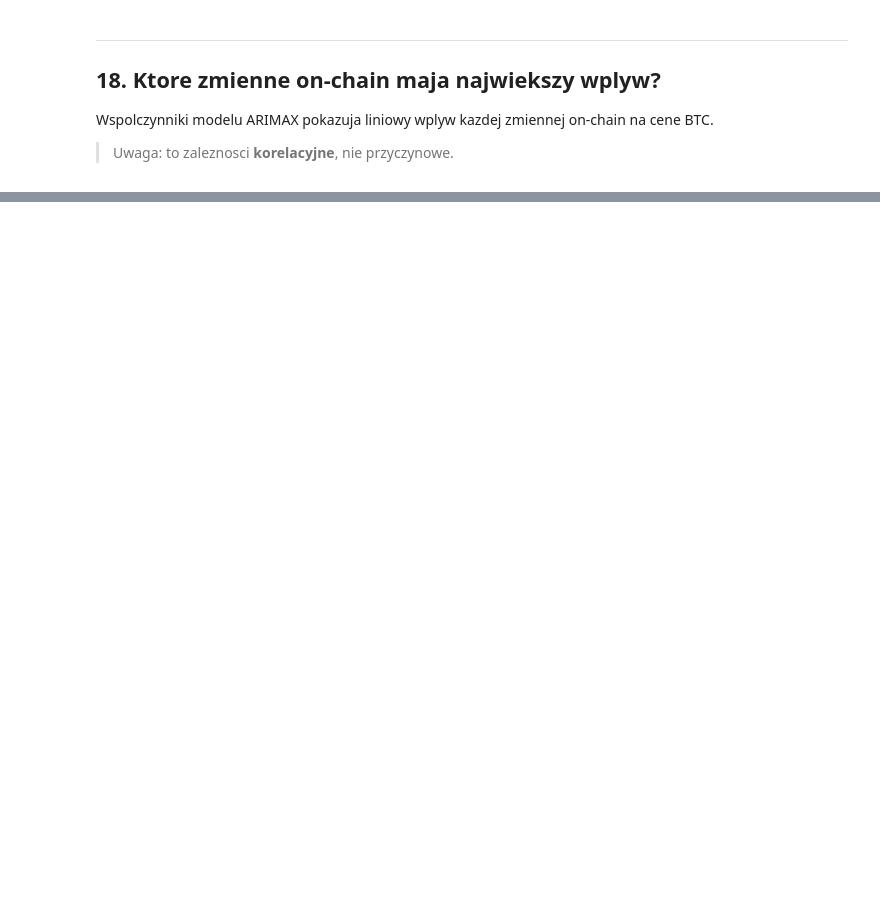
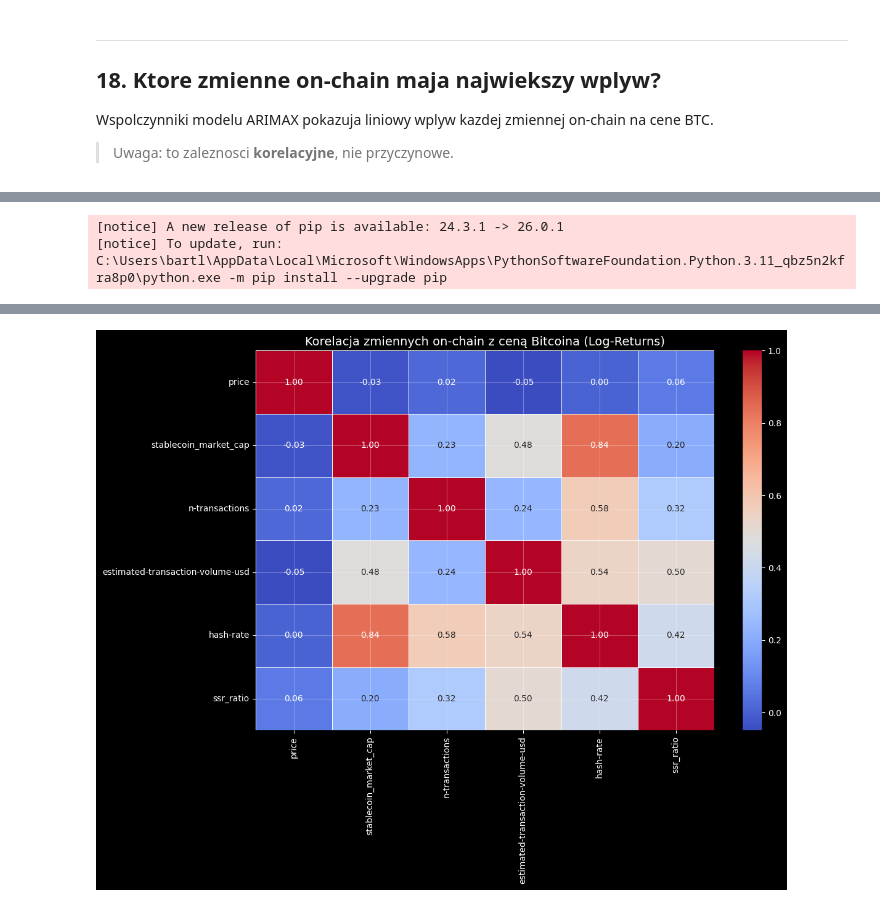
Before and after one commit to AdamDetmer/bitcoin-onchain-analysis, a Jupyter notebook: notebooks/arima_bitcoin.ipynb, the cells around one changed output, grey strips where cells are left out. Drawn from its saved outputs; the diff is of its cells as text; code cells hidden in the pictures; blank space fills up the shorter version.

```diff
--- a/notebooks/arima_bitcoin.ipynb
+++ b/notebooks/arima_bitcoin.ipynb
@@ -1152,0 +1185,34 @@ Dane on-chain uzyte w ARIMAX:
+# %%
+import numpy as np
+import pandas as pd
+from sklearn.preprocessing import MinMaxScaler
+
+# 1. Przygotowanie danych - log returns dla ceny
+features_list = ['price'] + EXOG_COLS
+data_multi = df_full[features_list].copy().dropna()
+
+# Zamiana ceny na log-returns (zmiana procentowa)
+data_multi['price'] = np.log(data_multi['price'] / data_multi['price'].shift(1))
+data_multi = data_multi.dropna()
+
+# 2. Skalowanie wszystkich cech (zakres -1 do 1 jest lepszy dla zwrotów)
+scaler_multi = MinMaxScaler(feature_range=(-1, 1))
+scaled_data = scaler_multi.fit_transform(data_multi)
+
+# Skaler tylko dla kolumny 'price' (indeks 0), żeby móc odwrócić same zwroty
+price_return_scaler = MinMaxScaler(feature_range=(-1, 1))
+price_return_scaler.fit(data_multi[['price']])
+
+# 3. Tworzenie sekwencji
+WINDOW_SIZE = 14 # Skracamy okno do 14 dni (świeższe dane)
+X, y = [], []
+for i in range(WINDOW_SIZE, len(scaled_data)):
+    X.append(scaled_data[i-WINDOW_SIZE:i, :])
+    y.append(scaled_data[i, 0])
+
+X_multi, y_multi = np.array(X), np.array(y)
+train_idx = len(X_multi) - 180
+X_train, X_test = X_multi[:train_idx], X_multi[train_idx:]
+y_train, y_test = y_multi[:train_idx], y_multi[train_idx:]
+
+print(f"Kształt wejścia: {X_train.shape}")
@@ -1152,0 +1328,14 @@ Dane on-chain uzyte w ARIMAX:
+# %%
+!pip install seaborn
+import seaborn as sns
+
+plt.figure(figsize=(12, 8))
+# Obliczamy korelację dla wybranych cech
+corr_matrix = data_multi.corr()
+
+sns.heatmap(corr_matrix, annot=True, cmap='coolwarm', fmt=".2f", linewidths=0.5)
+plt.title('Korelacja zmiennych on-chain z ceną Bitcoina (Log-Returns)', fontsize=14)
+plt.show()
+# %% [output]
+[notice] A new release of pip is available: 24.3.1 -> 26.0.1
+[notice] To update, run: C:\Users\bartl\AppData\Local\Microsoft\WindowsApps\PythonSoftwareFoundation.Python.3.11_qbz5n2kfra8p0\python.exe -m pip install --upgrade pip
@@ -1152,0 +1360 @@ Dane on-chain uzyte w ARIMAX:
+[figure, added]
```
Also changed, not shown: parts of 47 cells of this notebook.
